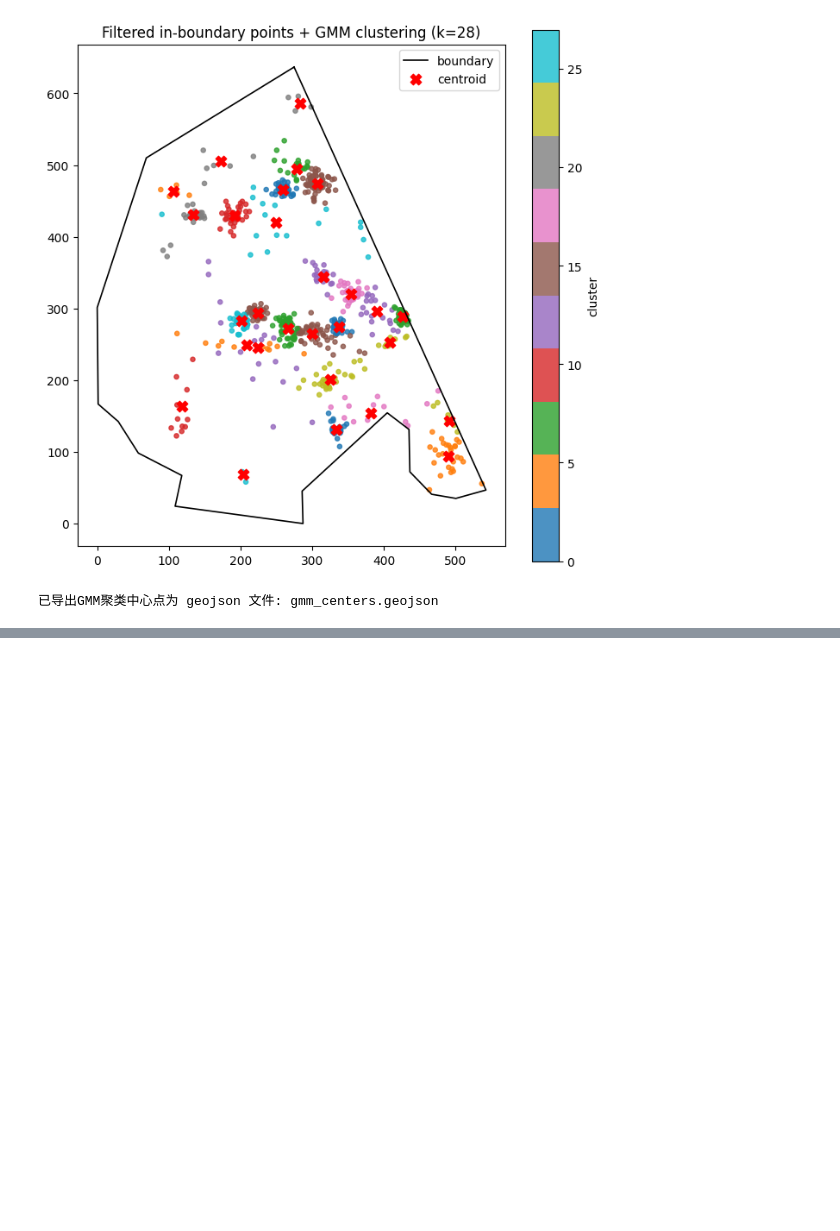
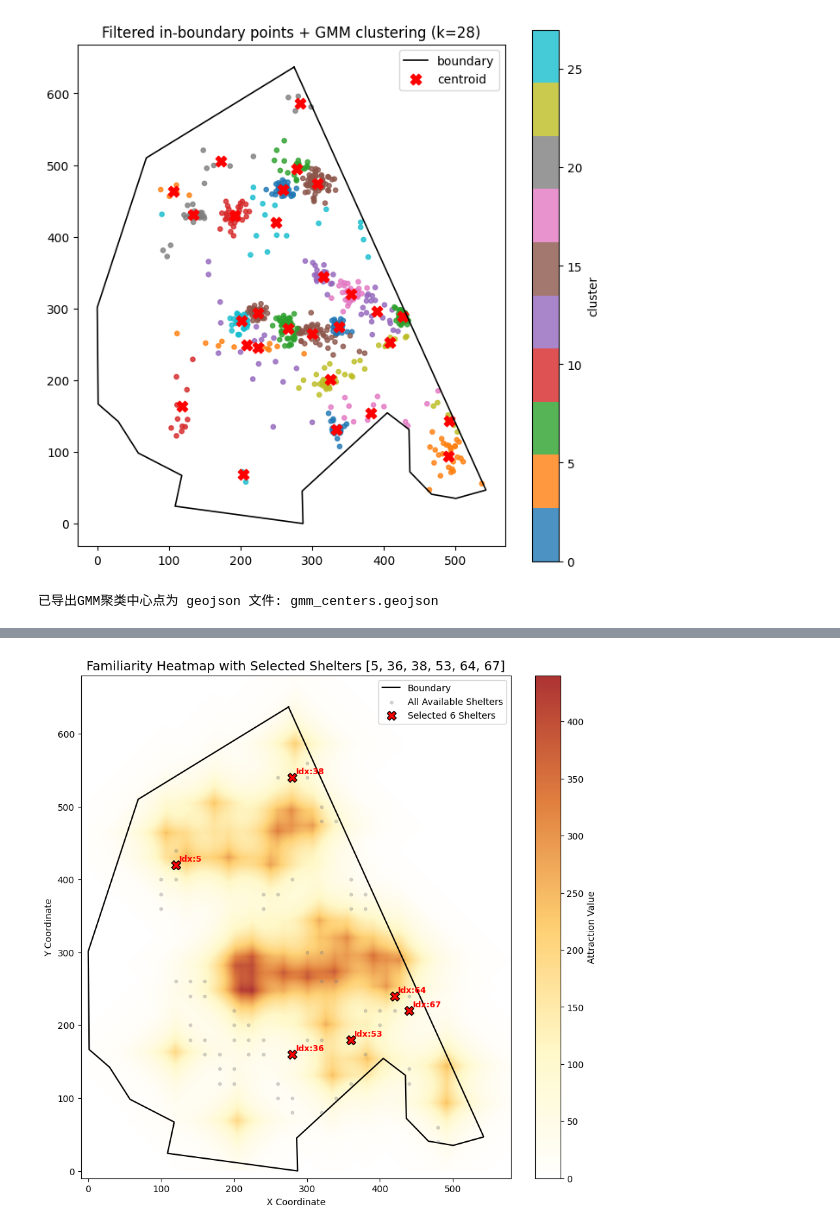
Before and after one commit to ZHUOYUYUIO/Social-physical-system-shelter, a Jupyter notebook: data_empirical/process.ipynb, the cells around one changed output, grey strips where cells are left out. Saved outputs shown, nothing was run; the diff lists cells and outputs as text; code cells hidden in the pictures; blank space fills up the shorter version.

```diff
--- a/data_empirical/process.ipynb
+++ b/data_empirical/process.ipynb
@@ -630,0 +798,97 @@ print("已导出GMM聚类中心点为 geojson 文件: gmm_centers.geojson")
+# %%
+import pandas as pd
+import json
+import numpy as np
+import matplotlib.pyplot as plt
+import matplotlib.colors as mcolors
+import os
+
+def plot_heatmap_with_selected_six(json_path, boundary_path, csv_path, selected_indices, grid_size=(700, 700)):
+    # 1. 加载数据
+    with open(json_path, 'r', encoding='utf-8') as f:
+        data = json.load(f)
+    flat_map = data.get("macro_environment", {}).get("map", [])
+    matrix = np.array(flat_map).reshape(grid_size)
+    matrix_plot = matrix.T.astype(float)
+
+    shelter_df = pd.read_csv(csv_path)
+
+    # 2. 筛选选中的 6 个点
+    # 确保只选 6 个，并且索引在范围内
+    selected_points = shelter_df[shelter_df['index'].isin(selected_indices)]
+
+    # 3. 绘图配置
+    colors = ["#ffffff", "#fff7bc", "#fec44f", "#d95f0e", "#990000"]
+    custom_cmap = mcolors.LinearSegmentedColormap.from_list("smooth_heat", colors, N=256)
+
+    plt.figure(figsize=(12, 10), facecolor='white')
+    ax = plt.gca()
+
+    # 4. 绘制背景热力图
+    img = ax.imshow(
+        matrix_plot,
+        extent=[0, grid_size[0], 0, grid_size[1]],
+        origin='lower',
+        cmap=custom_cmap,
+        vmin=0,
+        aspect='equal',
+        interpolation='bilinear',
+        alpha=0.8,
+        zorder=1
+    )
+
+    # 5. 绘制边界
+    if os.path.exists(boundary_path):
+        with open(boundary_path, 'r', encoding='utf-8') as f:
+            boundary_data = json.load(f)
+            feature = boundary_data['features'][0]
+            boundary_coords = np.array(feature['geometry']['coordinates'][0])
+            plt.plot(boundary_coords[:, 0], boundary_coords[:, 1],
+                     color='black', linewidth=1.5, label='Boundary', zorder=2)
+
+    # 6. 绘制所有背景点（浅灰色，较小）
+    plt.scatter(shelter_df['x'], shelter_df['y'], c='gray', s=10, alpha=0.3, label='All Available Shelters', zorder=3)
+
+    # 7. 【重点】绘制选中的 6 个高亮解
+    plt.scatter(
+        selected_points['x'],
+        selected_points['y'],
+        c='red',
+        s=100,
+        marker='X',
+        edgecolors='black',
+        label='Selected 6 Shelters',
+        zorder=5
+    )
+
+    # 给这 6 个点加上索引标注
+    for i, row in selected_points.iterrows():
+        plt.text(row['x'] + 5, row['y'] + 5, f"Idx:{int(row['index'])}",
+                 fontsize=9, fontweight='bold', color='red', zorder=6)
+
+    # 8. 细节打磨
+    plt.xlim(-10, 580)
+    plt.ylim(-10, 680)
+    plt.title(f"Familiarity Heatmap with Selected Shelters {selected_indices}", fontsize=14)
+    plt.xlabel("X Coordinate")
+    plt.ylabel("Y Coordinate")
+    plt.colorbar(img, fraction=0.046, pad=0.04, label='Attraction Value')
+    plt.legend(loc='upper right')
+    plt.grid(False)
+    plt.show()
+
+# --- 你只需要修改这里的 6 个索引 ---
+# 示例：根据你之前 GA 日志里的 Top1 个体索引 [19, 22, 33, 52, 59, 64]
+#my_six_indices = [6, 47, 52, 20, 62, 67]
+#my_six_indices = [64, 29, 50, 45, 51, 52]
+my_six_indices = [5, 36, 38, 53, 64, 67]
+
+
+base_path = r"D:\progamming\python_script\Social-physical-system-shelter"
+target_json = os.path.join(base_path, "data", "env_data", "attraction_matrix_familiar_points.json")
+boundary_file = os.path.join(base_path, "data_empirical", "boan.geojson")
+csv_file = os.path.join(base_path, "data", "output", "shelter_points.csv")
+
+plot_heatmap_with_selected_six(target_json, boundary_file, csv_file, my_six_indices)
+# %% [output]
+[figure, added]
```
Also changed, not shown: parts of 3 cells of this notebook, 19 other files.
